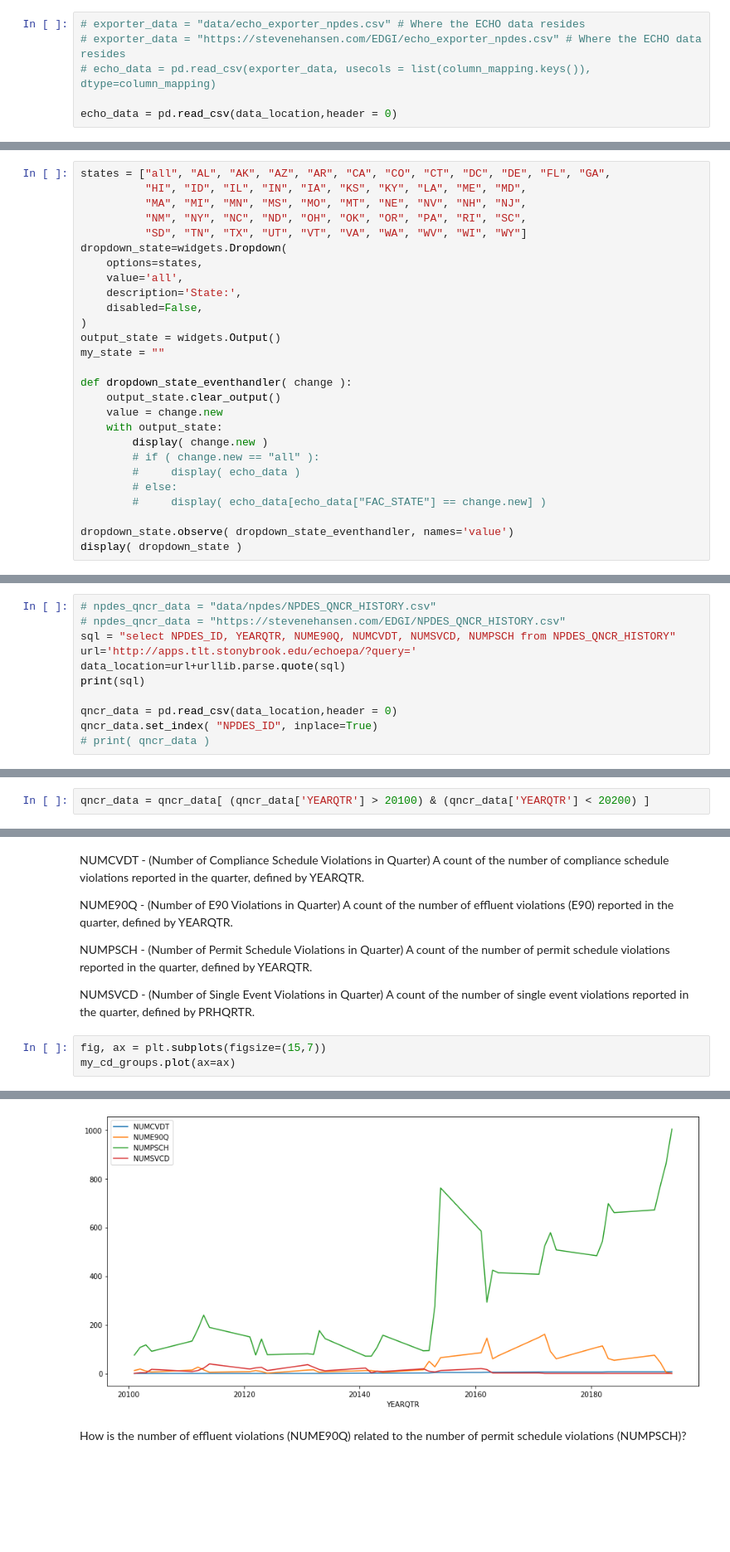
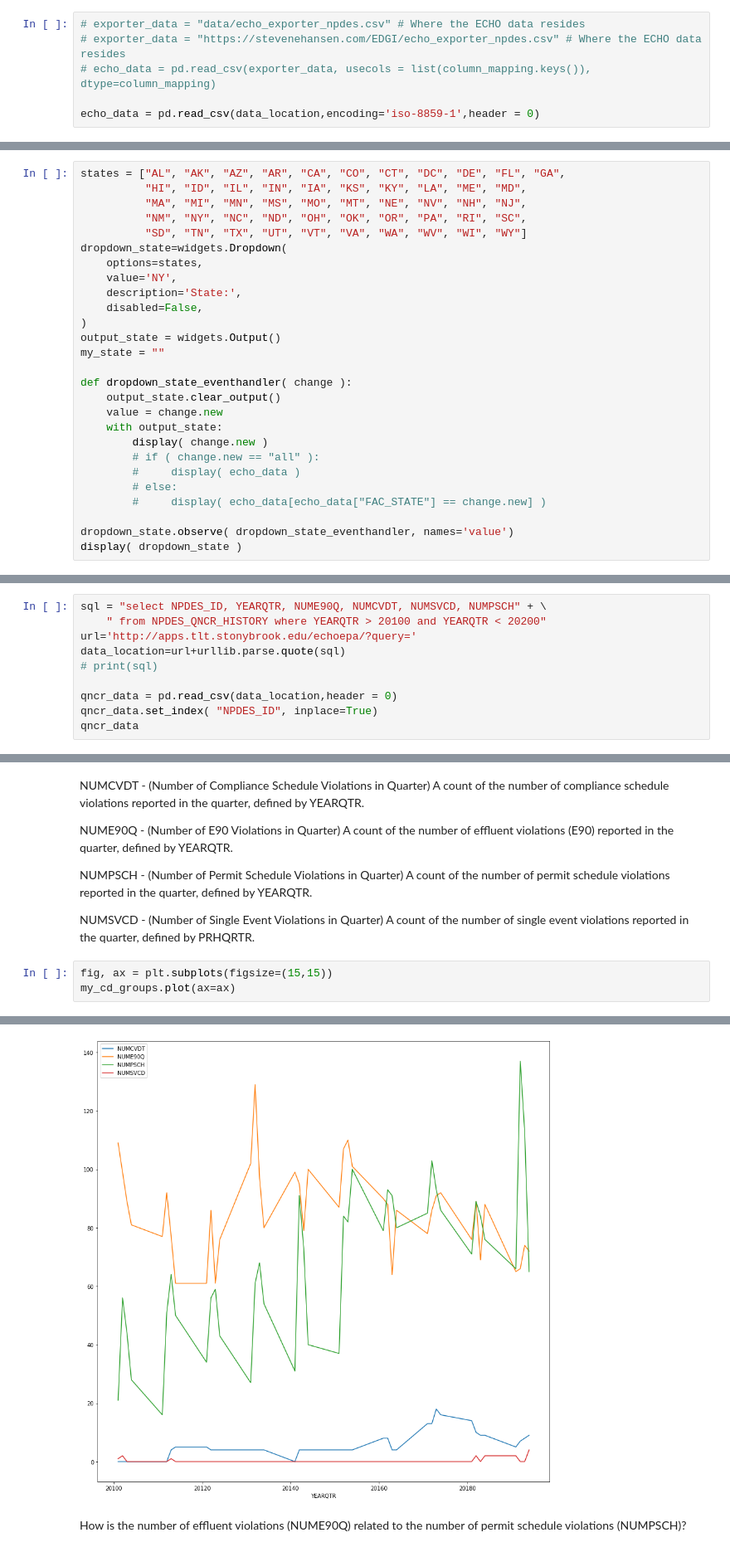
Before and after one commit to edgi-govdata-archiving/ECHO-Clean-Water-Act, a Jupyter notebook: echo-cwa-compliance-violations.ipynb, the cells around one changed output, grey strips where cells are left out. Shown at 83% size. Drawn from its saved outputs; the diff is of its cells as text; blank space fills up the shorter version.

```diff
--- a/echo-cwa-compliance-violations.ipynb
+++ b/echo-cwa-compliance-violations.ipynb
@@ -75,4 +38,4 @@ select FAC_STATE, NPDES_IDS, FAC_DERIVED_CD113 from ECHO_EXPORTER where NPDES_FL
 # exporter_data = "https://stevenehansen.com/EDGI/echo_exporter_npdes.csv" # Where the ECHO data resides
 # echo_data = pd.read_csv(exporter_data, usecols = list(column_mapping.keys()), dtype=column_mapping)
 
-echo_data = pd.read_csv(data_location,header = 0)
+echo_data = pd.read_csv(data_location,encoding='iso-8859-1',header = 0)
@@ -79,12 +44,12 @@ echo_data = pd.read_csv(data_location,header = 0)
 # %%
-states = ["all", "AL", "AK", "AZ", "AR", "CA", "CO", "CT", "DC", "DE", "FL", "GA",
+states = ["AL", "AK", "AZ", "AR", "CA", "CO", "CT", "DC", "DE", "FL", "GA",
           "HI", "ID", "IL", "IN", "IA", "KS", "KY", "LA", "ME", "MD",
           "MA", "MI", "MN", "MS", "MO", "MT", "NE", "NV", "NH", "NJ",
           "NM", "NY", "NC", "ND", "OH", "OK", "OR", "PA", "RI", "SC",
           "SD", "TN", "TX", "UT", "VT", "VA", "WA", "WV", "WI", "WY"]
 dropdown_state=widgets.Dropdown(
     options=states,
-    value='all',
+    value='NY',
     description='State:',
     disabled=False,
 )
@@ -154,13 +123,12 @@ Next look up the compliance history for the facilities in the selected
 state and congressional district.  This step may take awhile.
 # %%
-# npdes_qncr_data = "data/npdes/NPDES_QNCR_HISTORY.csv"
-# npdes_qncr_data = "https://stevenehansen.com/EDGI/NPDES_QNCR_HISTORY.csv"
-sql = "select NPDES_ID, YEARQTR, NUME90Q, NUMCVDT, NUMSVCD, NUMPSCH from NPDES_QNCR_HISTORY"
+sql = "select NPDES_ID, YEARQTR, NUME90Q, NUMCVDT, NUMSVCD, NUMPSCH" + \
+    " from NPDES_QNCR_HISTORY where YEARQTR > 20100 and YEARQTR < 20200"
 url='http://apps.tlt.stonybrook.edu/echoepa/?query='
 data_location=url+urllib.parse.quote(sql)
-print(sql)
+# print(sql)
 
 qncr_data = pd.read_csv(data_location,header = 0)
 qncr_data.set_index( "NPDES_ID", inplace=True)
-# print( qncr_data )
+qncr_data
 # %% [output]
@@ -168,5 +149,3 @@ select NPDES_ID, YEARQTR, NUME90Q, NUMCVDT, NUMSVCD, NUMPSCH from NPDES_QNCR_HIS
-# %%
-qncr_data = qncr_data[ (qncr_data['YEARQTR'] > 20100) & (qncr_data['YEARQTR'] < 20200) ]
 # %%
 # The NDIS_IDS can contain multiple ids for a facility.
 # The string must be parsed to get each individual id to look up in NPDES_QNCR_HISTORY.
@@ -192,10 +171,10 @@ NUMPSCH - (Number of Permit Schedule Violations in Quarter) A count of the numbe
 
 NUMSVCD - (Number of Single Event Violations in Quarter) A count of the number of single event violations reported in the quarter, defined by PRHQRTR.
 # %%
-fig, ax = plt.subplots(figsize=(15,7))
+fig, ax = plt.subplots(figsize=(15,15))
 my_cd_groups.plot(ax=ax)
 # %% [output]
 <matplotlib.axes._subplots.AxesSubplot at 0x...>
-[figure, old version]
+[figure, new version]
 # %% [markdown]
 How is the number of effluent violations (NUME90Q) related to the number of permit schedule violations (NUMPSCH)?
```
Also changed, not shown: parts of 15 cells of this notebook.
